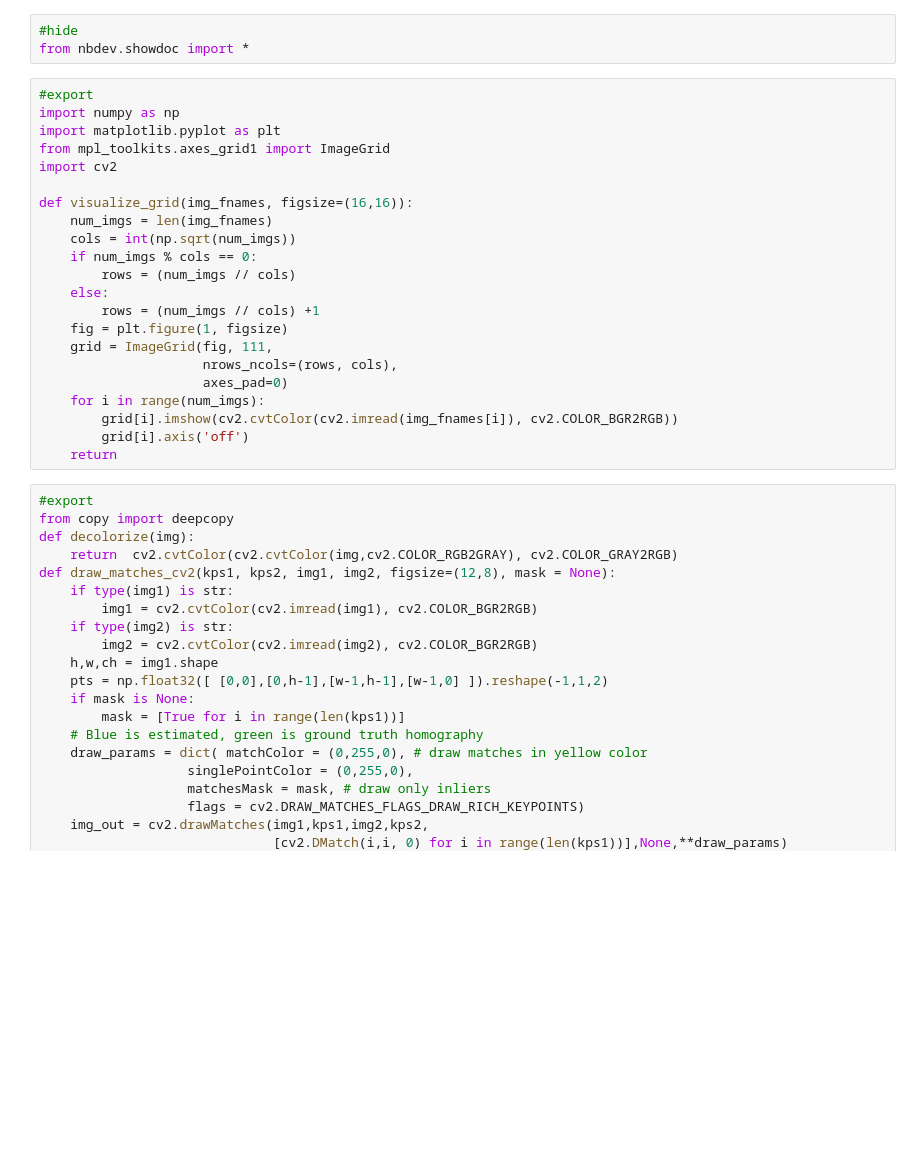
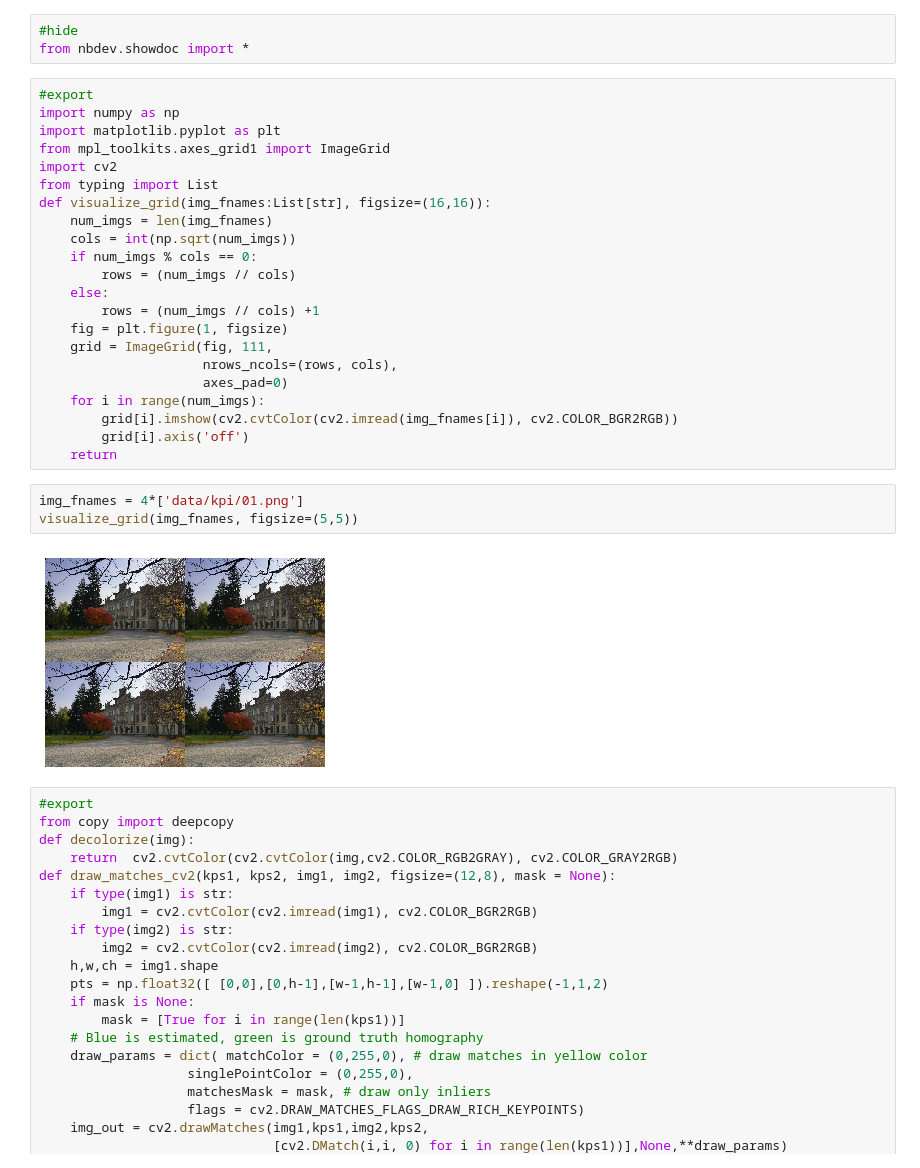
Before and after one commit to ducha-aiki/local_feature_tutorial, a Jupyter notebook: visualization.ipynb, the cells around one changed output. Drawn from its saved outputs; the diff is of its cells as text; blank space fills up the shorter version.

```diff
--- a/visualization.ipynb
+++ b/visualization.ipynb
@@ -13,8 +13,8 @@ import numpy as np
 import matplotlib.pyplot as plt
 from mpl_toolkits.axes_grid1 import ImageGrid
 import cv2
-
-def visualize_grid(img_fnames, figsize=(16,16)):
+from typing import List
+def visualize_grid(img_fnames:List[str], figsize=(16,16)):
     num_imgs = len(img_fnames)
     cols = int(np.sqrt(num_imgs))
     if num_imgs % cols == 0:
@@ -29,6 +29,11 @@ def visualize_grid(img_fnames, figsize=(16,16)):
         grid[i].imshow(cv2.cvtColor(cv2.imread(img_fnames[i]), cv2.COLOR_BGR2RGB))
         grid[i].axis('off')
     return
+# %%
+img_fnames = 4*['data/kpi/01.png']
+visualize_grid(img_fnames, figsize=(5,5))
+# %% [output]
+[figure, added]
 # %%
 #export
 from copy import deepcopy
```
Also changed, not shown: parts of 4 cells of this notebook, 9 other files.
